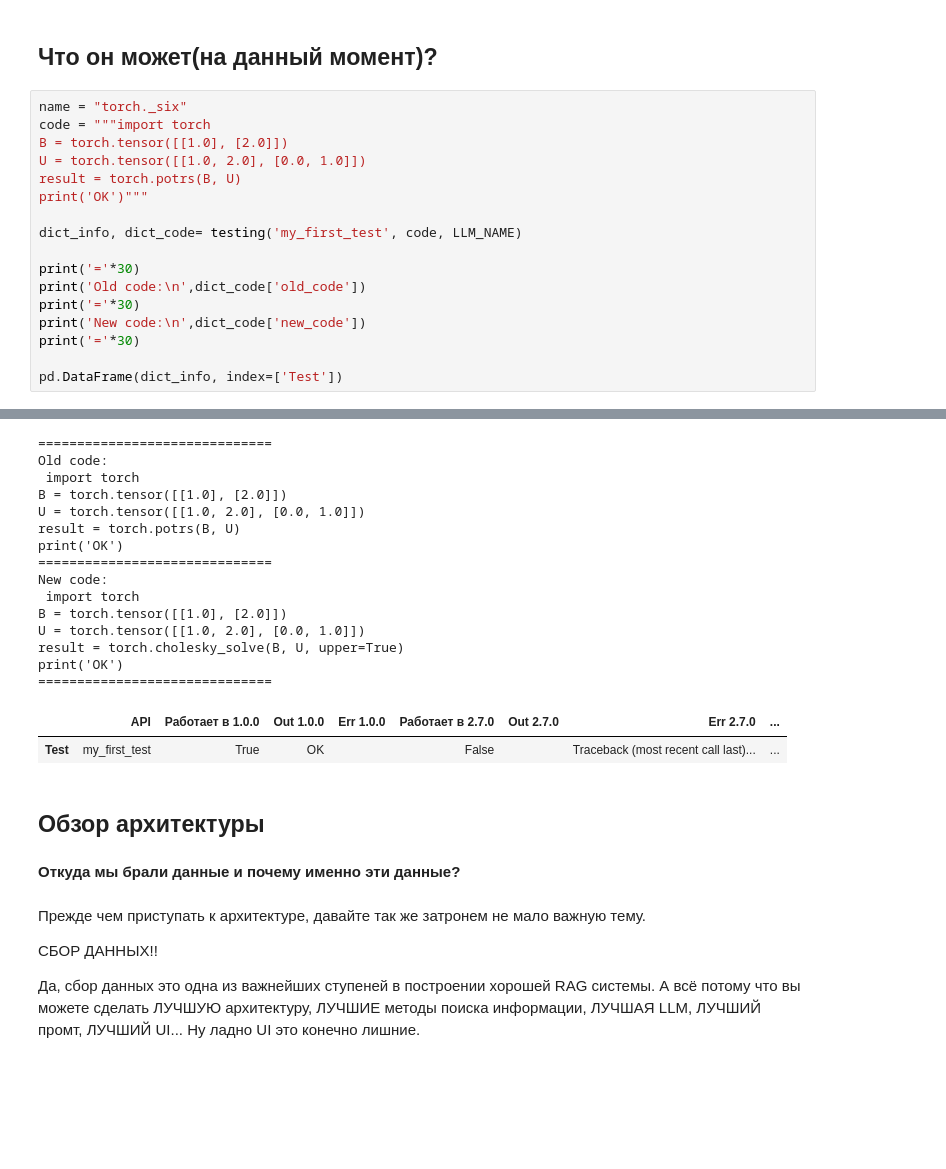
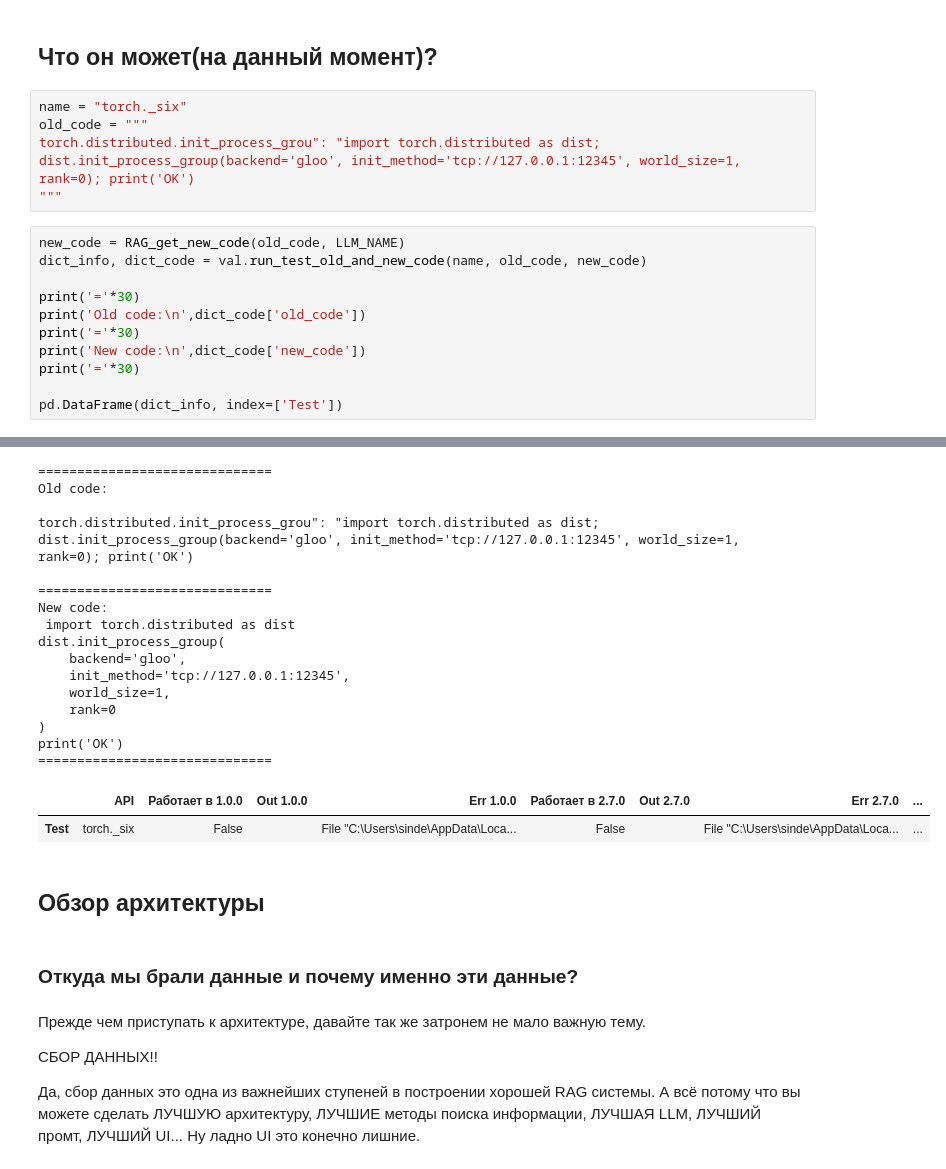
Before and after one commit to Sindereve/RAG_pyTorch_migration, a Jupyter notebook: main_jup.ipynb, the cells around one changed output, grey strips where cells are left out. Saved outputs shown, nothing was run; the diff lists cells and outputs as text; blank space fills up the shorter version.

```diff
--- a/main_jup.ipynb
+++ b/main_jup.ipynb
@@ -110,14 +65,13 @@ LLM это не знает с вероятностью почти в 100% и т
 # %% [markdown]
 ## Что он может(на данный момент)?
+# %%
+name = "torch._six"
+old_code = """
+torch.distributed.init_process_grou": "import torch.distributed as dist; dist.init_process_group(backend='gloo', init_method='tcp://127.0.0.1:12345', world_size=1, rank=0); print('OK')
+"""
 # %%
-name = "torch._six"
-code = """import torch
-B = torch.tensor([[1.0], [2.0]])
-U = torch.tensor([[1.0, 2.0], [0.0, 1.0]])
-result = torch.potrs(B, U)
-print('OK')"""
-
-dict_info, dict_code= testing('my_first_test', code, LLM_NAME)
+new_code = RAG_get_new_code(old_code, LLM_NAME)
+dict_info, dict_code = val.run_test_old_and_new_code(name, old_code, new_code)
 
 print('='*30)
 print('Old code:\n',dict_code['old_code'])
@@ -147,24 +87,25 @@ ERROR conda.cli.main_run:execute(127): `conda run python C:\Users\sinde\AppData\
 ==============================
 Old code:
- import torch
-B = torch.tensor([[1.0], [2.0]])
-U = torch.tensor([[1.0, 2.0], [0.0, 1.0]])
-result = torch.potrs(B, U)
+
+torch.distributed.init_process_grou": "import torch.distributed as dist; dist.init_process_group(backend='gloo', init_method='tcp://127.0.0.1:12345', world_size=1, rank=0); print('OK')
+
+==============================
+New code:
+ import torch.distributed as dist
+dist.init_process_group(
+    backend='gloo',
+    init_method='tcp://127.0.0.1:12345',
+    world_size=1,
+    rank=0
+)
 print('OK')
 ==============================
-New code:
- import torch
-B = torch.tensor([[1.0], [2.0]])
-U = torch.tensor([[1.0, 2.0], [0.0, 1.0]])
-result = torch.cholesky_solve(B, U, upper=True)
-print('OK')
-==============================
 |  | API | Работает в 1.0.0 | Out 1.0.0 | Err 1.0.0 | Работает в 2.7.0 | Out 2.7.0 | Err 2.7.0 | ... |
-| Test | my_first_test | True | OK |  | False |  | Traceback (most recent call last)... | ... |
+| Test | torch._six | False |  | File "C:\Users\sinde\AppData\Loca... | False |  | File "C:\Users\sinde\AppData\Loca... | ... |
 # %% [markdown]
 ## Обзор архитектуры
 # %% [markdown]
-**Откуда мы брали данные и почему именно эти данные?**
+### **Откуда мы брали данные и почему именно эти данные?**
 # %% [markdown]
 Прежде чем приступать к архитектуре, давайте так же затронем не мало важную тему.
 
```
Also changed, not shown: parts of 37 cells of this notebook, 16 other files.
